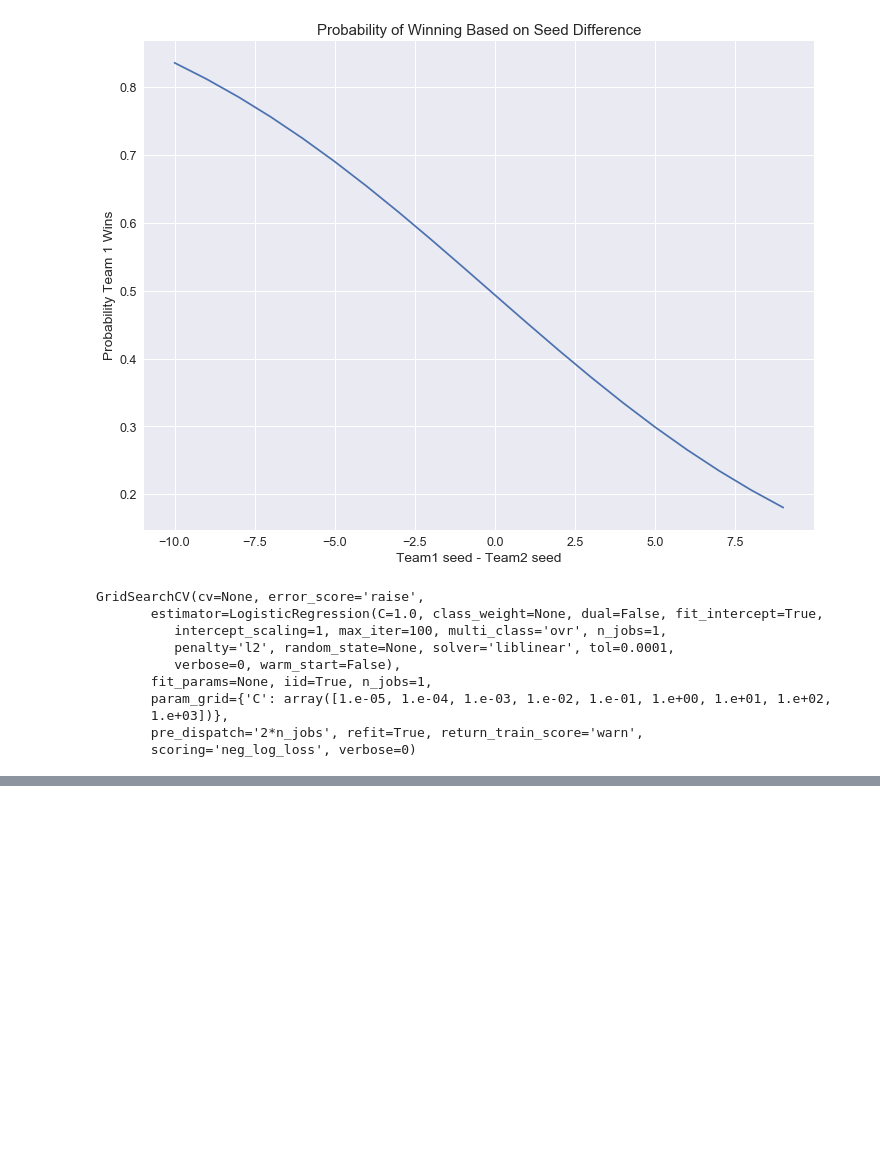
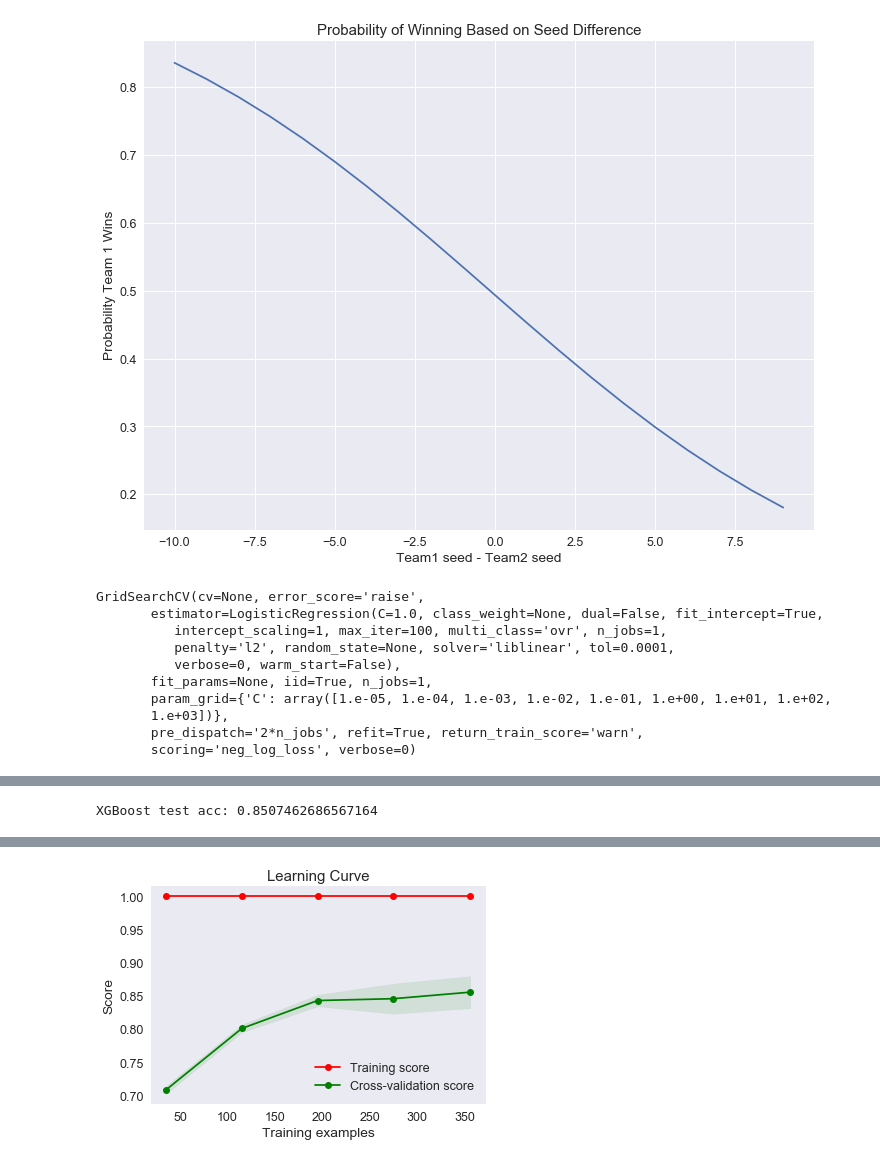
Before and after one commit to cdbale/Final_Project, a Jupyter notebook: Final Project.ipynb, the cells around one changed output, grey strips where cells are left out. Drawn from its saved outputs; the diff is of its cells as text; code cells hidden in the pictures; blank space fills up the shorter version.

```diff
--- a/Final Project.ipynb
+++ b/Final Project.ipynb
@@ -1090,0 +1087,17 @@ Text(0.5,1,'Probability of Winning Based on Elo Difference')
+# %%
+# dropping noisy features to attempt to improve on high variance issues
+X = X.drop(['s_FTM', 's_OR', 's_TO', 's_Seed_no', 'f_FGA', 'f_FTA', 's_FGA3', 's_Stl', 'f_FGM3', 's_Score', 's_FGA2', 's_PF', 'f_DR', 's_FTA', 'f_FGA3', 's_FGM', 'f_Seed_no', 's_coach', 'LTeamElo', 'WTeamElo'], axis=1)
+# %%
+#recreating train and test data
+X_train = X[:713]
+y_train = y[:713]
+X_test = X[713:]
+y_test = y[713:]
+model_xgb.fit(X_train,y_train)
+
+xgb_pred = model_xgb.predict(X_test)
+xgb_preds = pd.DataFrame(xgb_pred)
+
+print("XGBoost test acc: {}".format(accuracy_score(y_test, xgb_preds)))
+# %% [output]
+XGBoost test acc: 0.8507462686567164
@@ -1090,0 +1167,4 @@ Text(0.5,1,'Probability of Winning Based on Elo Difference')
+# %%
+# plotting xgboost learning curve
+plot_learning_curve(model_xgb, "Learning Curve", X_train, y_train.values.ravel(), cv=2)
+# %% [output]
@@ -1090,0 +1172 @@ Text(0.5,1,'Probability of Winning Based on Elo Difference')
+[figure, added]
```
Also changed, not shown: parts of 19 cells of this notebook.
